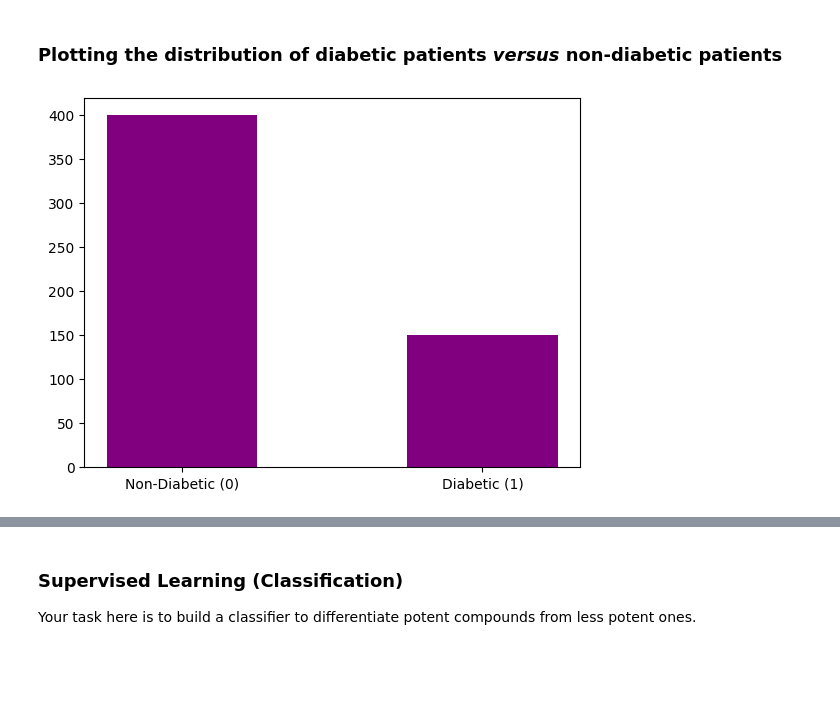
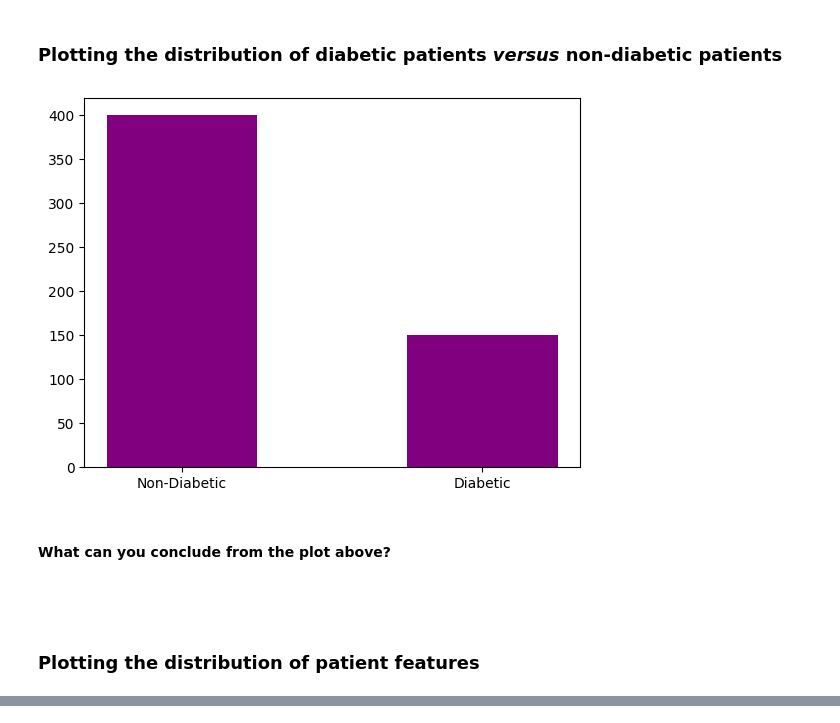
Before and after one commit to alexgcsa/ml_workshop_Oct2023, a Jupyter notebook: ml_lecture.ipynb, the cells around one changed output, grey strips where cells are left out. Drawn from its saved outputs; the diff is of its cells as text; code cells hidden in the pictures; blank space fills up the shorter version.

```diff
--- a/ml_lecture.ipynb
+++ b/ml_lecture.ipynb
@@ -83,7 +118,7 @@ The autoreload extension is already loaded. To reload it, use:
 ## Exploring the data
 # %%
 # Load data from file to a DataFrame structure:
-df_data = pd.read_csv("data/diabetes_compact.csv")
+df_data = pd.read_csv("diabetes_compact.csv")
 
 print(df_data.shape) # .shape displays how the dataframe (matrix) looks like
 df_data.head(10) # .head(10) displays the first 10 items in the dataframe
@@ -120,18 +155,24 @@ df_data.tail(10) # .tail(10) displays the last 10 items in the dataframe
 ### Plotting the distribution of diabetic patients *versus* non-diabetic patients
 # %%
 #Counting the frequencies:
-diabetes_counts = dict(df_data["diabetes"].value_counts())
+diabetes_counts = dict(df_data["class"].value_counts())
 
-#Setting the classes:
-classes = ["Non-Diabetic (0)", "Diabetic (1)"]
+#getting the classes:
+classes = list(diabetes_counts.keys())
 
 #Getting the values per class:
 values = list(diabetes_counts.values())
 
 #Making the plot:
 fig = plt.bar(classes, values, color ='purple',  width = 0.5)
 # %% [output]
-[figure, old version]
+[figure, new version]
+# %% [markdown]
+#### What can you conclude from the plot above?
+# %% [markdown]
+###
+# %% [markdown]
+### Plotting the distribution of patient features
 # %%
 columns = ["gender", "age", "hypertension", "heart_disease", "bmi", "smoking_history"]
 
@@ -152,7 +193,3 @@ for i in range(nrows):
 fig.show(renderer="colab")
 # %% [output]
 [interactive output not drawn]
-# %% [markdown]
-### Supervised Learning (Classification)
-
-Your task here is to build a classifier to differentiate potent compounds from less potent ones.
```
Also changed, not shown: parts of 67 cells of this notebook, 2 other files.
